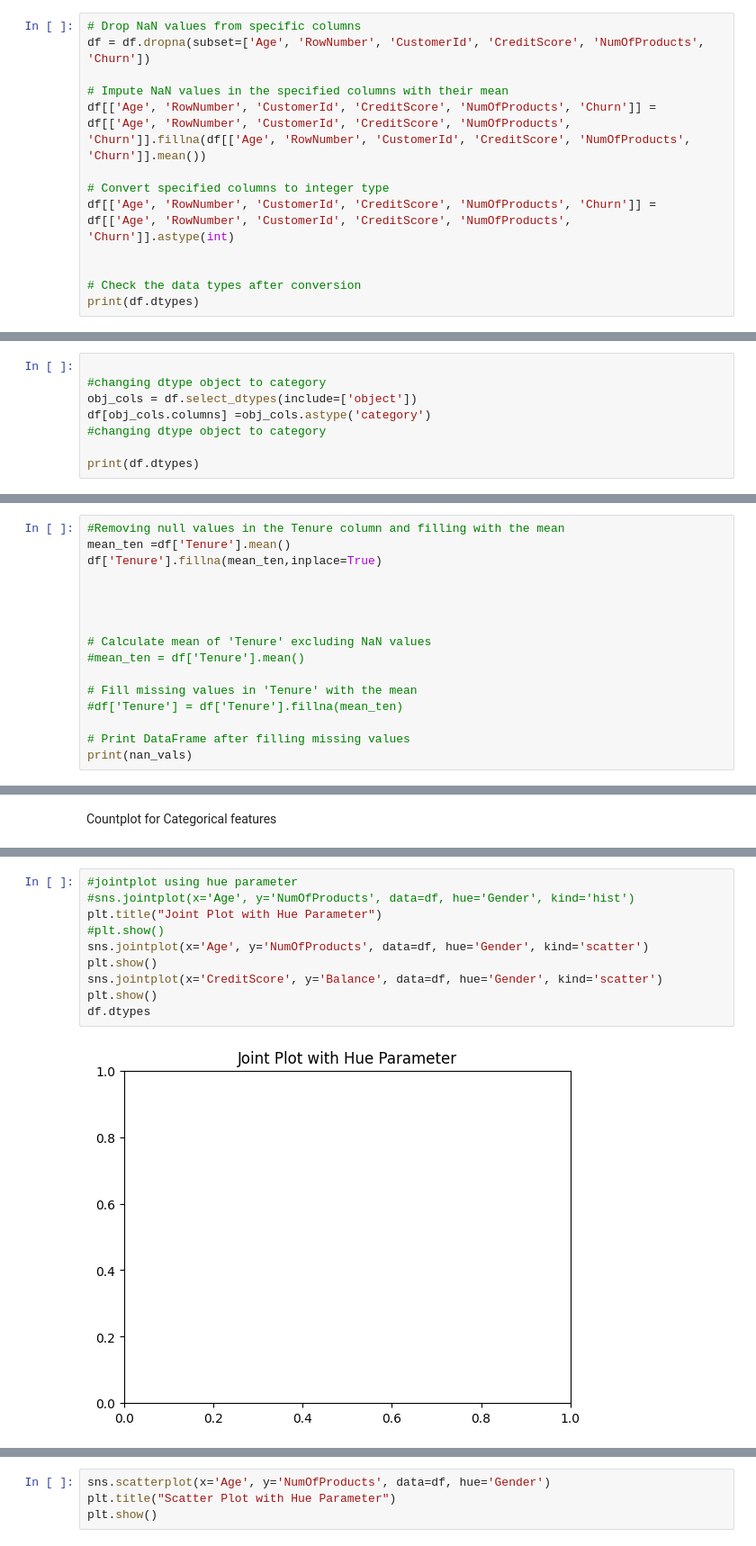
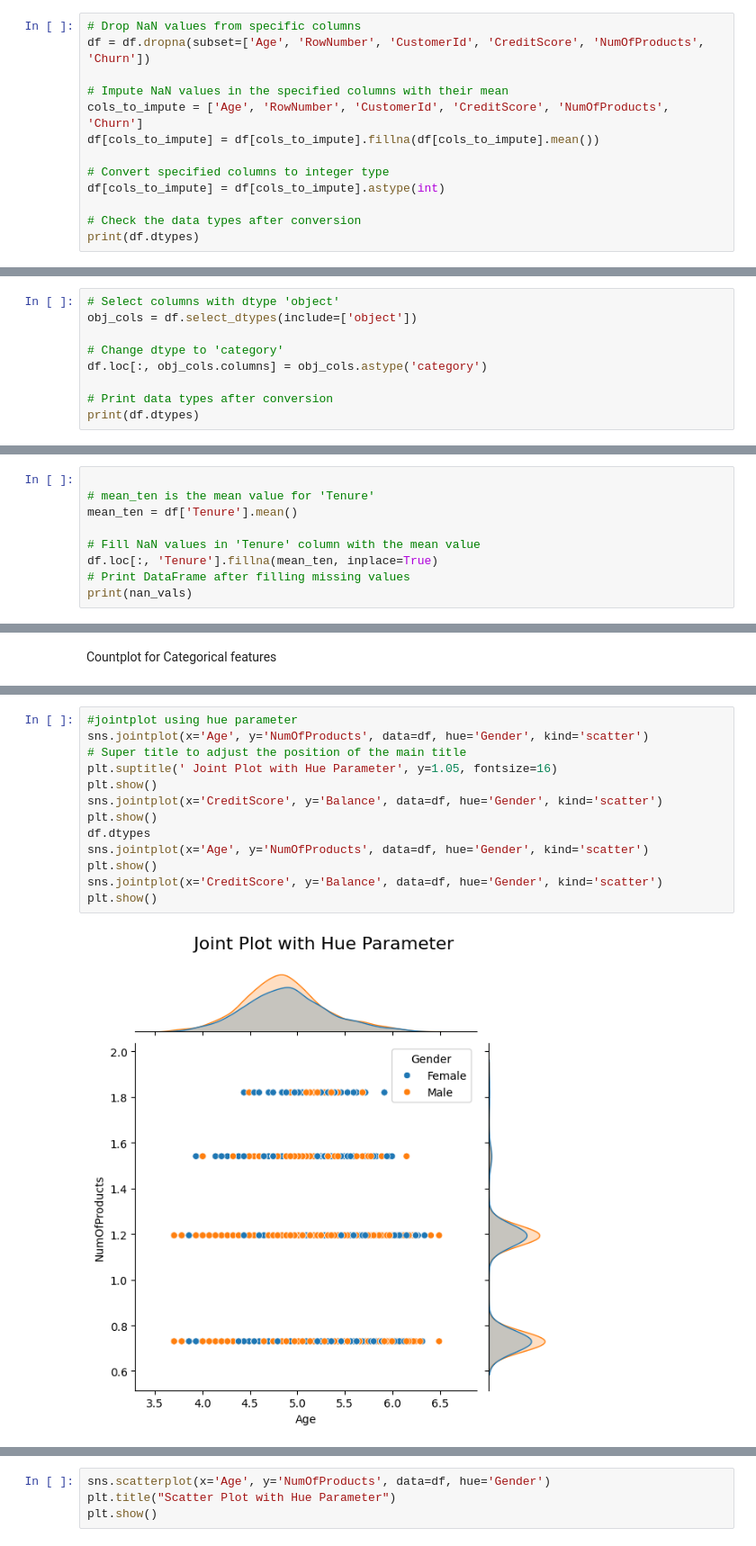
Before and after one commit to daurice/capstone, a Jupyter notebook: Doris_Mugah_Group_26_Capstone_Project_1.ipynb, the cells around one changed output, grey strips where cells are left out. Shown at 90% size. Drawn from its saved outputs; the diff is of its cells as text.

```diff
--- a/Doris_Mugah_Group_26_Capstone_Project_1.ipynb
+++ b/Doris_Mugah_Group_26_Capstone_Project_1.ipynb
@@ -57,11 +59,11 @@ Cleaning data
 df = df.dropna(subset=['Age', 'RowNumber', 'CustomerId', 'CreditScore', 'NumOfProducts', 'Churn'])
 
 # Impute NaN values in the specified columns with their mean
-df[['Age', 'RowNumber', 'CustomerId', 'CreditScore', 'NumOfProducts', 'Churn']] = df[['Age', 'RowNumber', 'CustomerId', 'CreditScore', 'NumOfProducts', 'Churn']].fillna(df[['Age', 'RowNumber', 'CustomerId', 'CreditScore', 'NumOfProducts', 'Churn']].mean())
+cols_to_impute = ['Age', 'RowNumber', 'CustomerId', 'CreditScore', 'NumOfProducts', 'Churn']
+df[cols_to_impute] = df[cols_to_impute].fillna(df[cols_to_impute].mean())
 
 # Convert specified columns to integer type
-df[['Age', 'RowNumber', 'CustomerId', 'CreditScore', 'NumOfProducts', 'Churn']] = df[['Age', 'RowNumber', 'CustomerId', 'CreditScore', 'NumOfProducts', 'Churn']].astype(int)
-
+df[cols_to_impute] = df[cols_to_impute].astype(int)
 
 # Check the data types after conversion
 print(df.dtypes)
@@ -97,11 +99,12 @@ df.to_csv('Churn_Modelnew.csv', index=False)
 # %% [markdown]
 Changing Object to category
 # %%
+# Select columns with dtype 'object'
+obj_cols = df.select_dtypes(include=['object'])
 
-#changing dtype object to category
-obj_cols = df.select_dtypes(include=['object'])
-df[obj_cols.columns] =obj_cols.astype('category')
-#changing dtype object to category
+# Change dtype to 'category'
+df.loc[:, obj_cols.columns] = obj_cols.astype('category')
 
+# Print data types after conversion
 print(df.dtypes)
 # %% [output]
@@ -165,19 +163,12 @@ IsActiveMember         0
 Churn                  0
 dtype: int64
 # %%
-#Removing null values in the Tenure column and filling with the mean
-mean_ten =df['Tenure'].mean()
-df['Tenure'].fillna(mean_ten,inplace=True)
 
+# mean_ten is the mean value for 'Tenure'
+mean_ten = df['Tenure'].mean()
 
-
-
-# Calculate mean of 'Tenure' excluding NaN values
-#mean_ten = df['Tenure'].mean()
-
-# Fill missing values in 'Tenure' with the mean
-#df['Tenure'] = df['Tenure'].fillna(mean_ten)
-
+# Fill NaN values in 'Tenure' column with the mean value
+df.loc[:, 'Tenure'].fillna(mean_ten, inplace=True)
 # Print DataFrame after filling missing values
 print(nan_vals)
 # %% [output]
@@ -420,13 +395,16 @@ skewness_after_transform = df[skewed_features].apply(lambda x: skew(x.dropna()))
 [figure]
 # %%
 #jointplot using hue parameter
-#sns.jointplot(x='Age', y='NumOfProducts', data=df, hue='Gender', kind='hist')
-plt.title("Joint Plot with Hue Parameter")
-#plt.show()
+sns.jointplot(x='Age', y='NumOfProducts', data=df, hue='Gender', kind='scatter')
+# Super title to adjust the position of the main title
+plt.suptitle(' Joint Plot with Hue Parameter', y=1.05, fontsize=16)
+plt.show()
+sns.jointplot(x='CreditScore', y='Balance', data=df, hue='Gender', kind='scatter')
+plt.show()
+df.dtypes
 sns.jointplot(x='Age', y='NumOfProducts', data=df, hue='Gender', kind='scatter')
 plt.show()
 sns.jointplot(x='CreditScore', y='Balance', data=df, hue='Gender', kind='scatter')
 plt.show()
-df.dtypes
 # %% [output]
-[figure, old version]
+[figure, new version]
```
Also changed, not shown: parts of 13 cells of this notebook.
